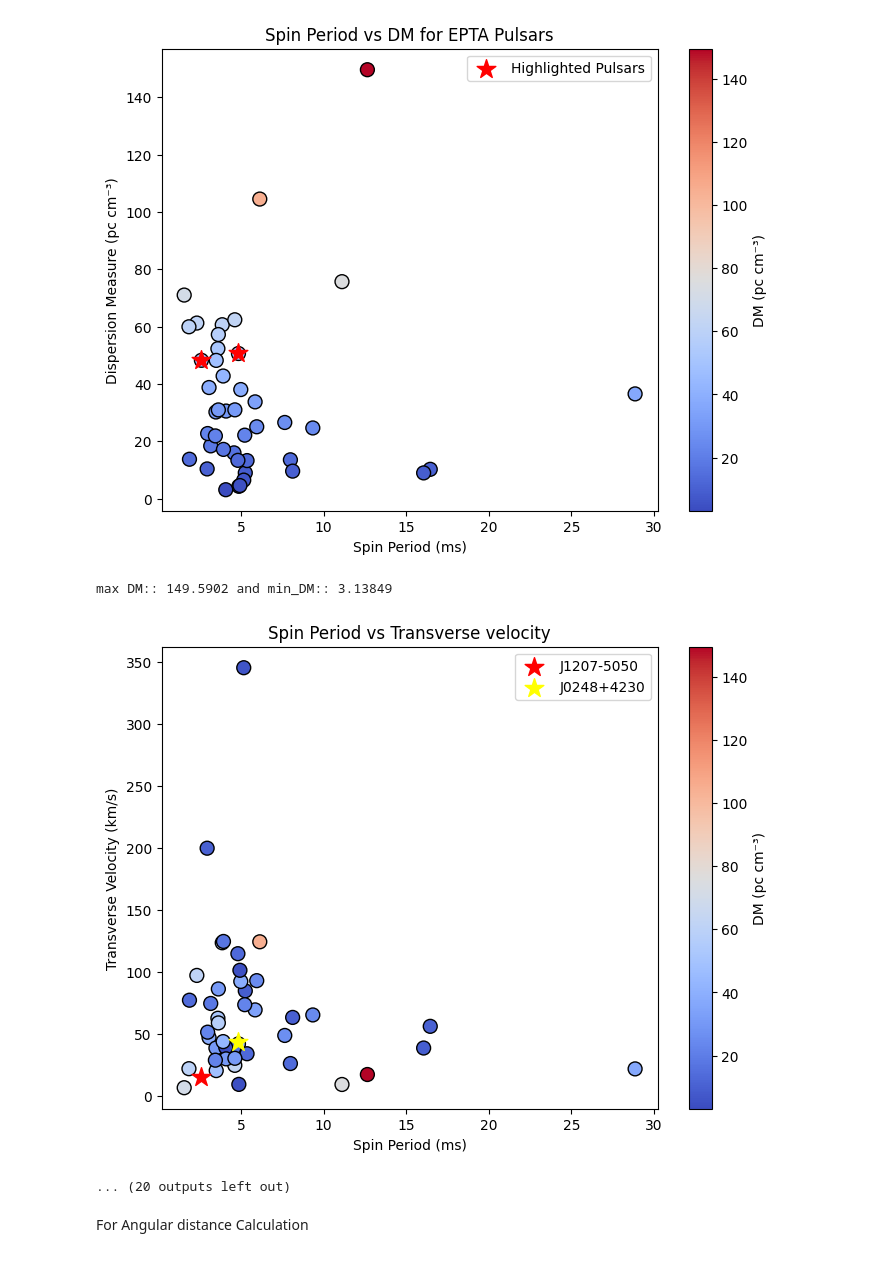
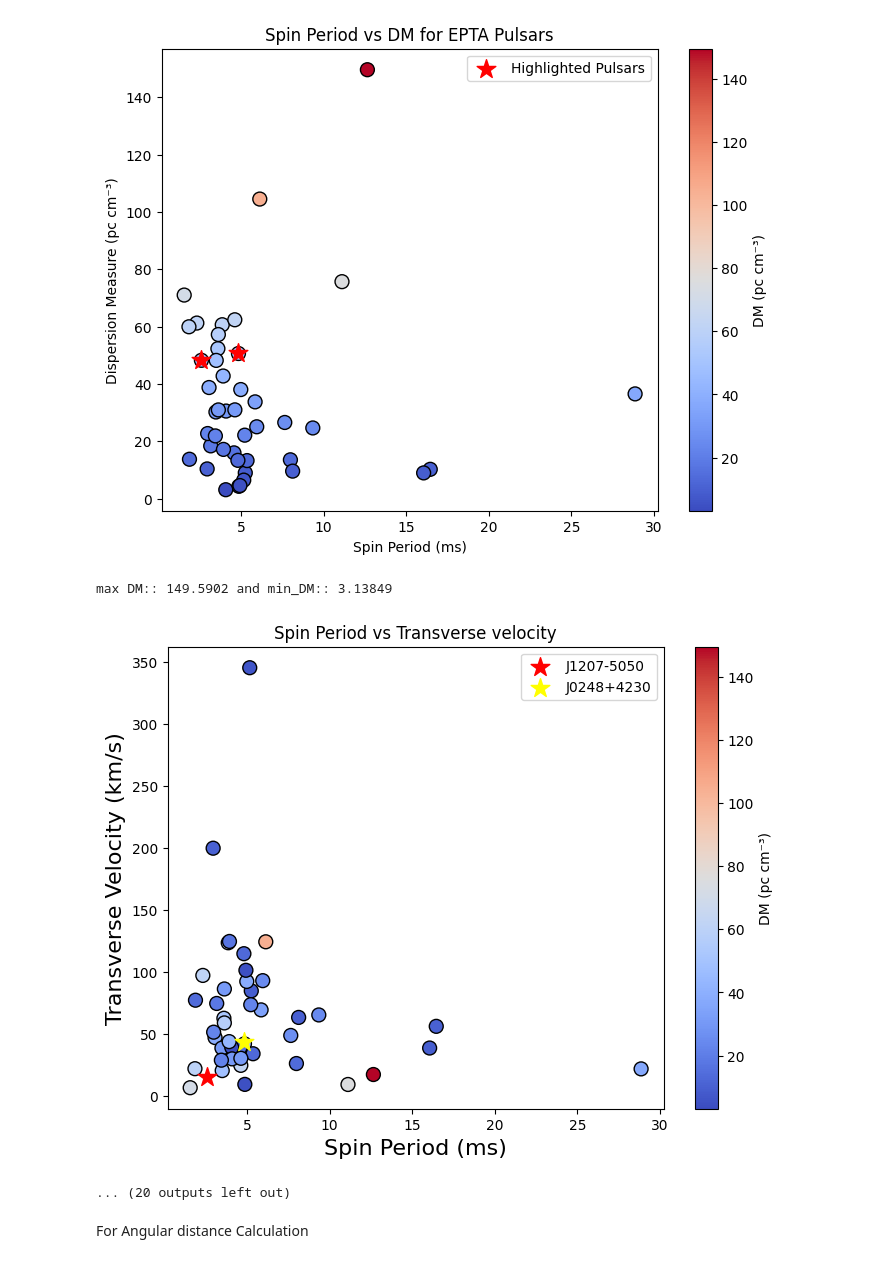
Before and after one commit to sapankumarsahoo/Pulsar-TIming-Pileline, a Jupyter notebook: PTA.ipynb, the cells around one changed output. Cells and saved outputs as stored; diff of their text form; code cells hidden in the pictures.

```diff
--- a/PTA.ipynb
+++ b/PTA.ipynb
@@ -378,8 +378,8 @@ def query_and_plot(pta_name, pulsar_list, sigma_TOA):
     plt.colorbar(label="DM (pc cm⁻³)")
     plt.scatter((2.6), 15.3, color='red', marker='*', s=200, label='J1207-5050')
     plt.scatter((4.8), 43.9, color='yellow', marker='*', s=200, label='J0248+4230')
-    plt.xlabel("Spin Period (ms)")
-    plt.ylabel("Transverse Velocity (km/s)")
+    plt.xlabel("Spin Period (ms)", fontsize=16)
+    plt.ylabel("Transverse Velocity (km/s)", fontsize=16)
     plt.title(f"Spin Period vs Transverse velocity")
     plt.legend()
     plt.show()
@@ -476,34 +476,34 @@ for pta_name, pulsars in all_ptas.items():
     print(f"Processing {pta_name}: {len(pulsars)} pulsars")
     query_and_plot(pta_name, pulsars, sigma_TOA)
 # %% [output]
 Processing EPTA: 42 pulsars
 Filtered out pulsars (0):
 Filtered pulsars (44):
 Length of pulsar_names_filtered: 44
 Length of sigma_TOA: 44
 
 === Highlighted Pulsars ===
 
 Pulsar: J0248+4230
 RAJD (Right Ascension): 42.12917916666666 deg
 DECJD (Declination): 42.505691666666664 deg
 GL (Galactic Longitude): 144.87726960741128 deg
 ... (20 lines left out)
   65.61163023  22.26172349  30.18376315  34.32524525 200.08311141
   92.63378847  30.64418766  86.56355279  49.07013069   6.91320927
  124.60605454  73.8790003  124.87235866  93.26489261 101.62938087
   38.93080982  51.71790482  29.13153028 115.00683067]
 [figure]
 [figure]
 [figure]
 [figure]
 [figure]
 [figure]
 [figure]
 max DM:: 149.5902 and min_DM:: 3.13849
 [figure]
 max DM:: 149.5902 and min_DM:: 3.13849
-[figure, old version]
+[figure, new version]
 ... (20 outputs left out)
 # %% [markdown]
 For Angular distance Calculation
```
Also changed, not shown: parts of 5 cells of this notebook, 3 other files.
